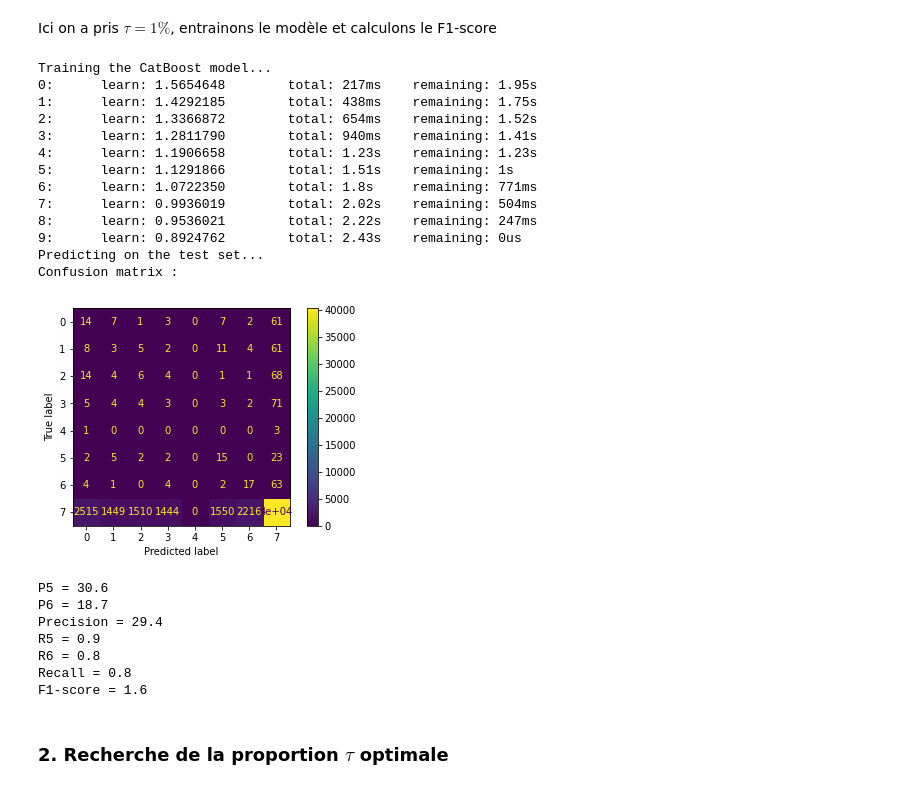
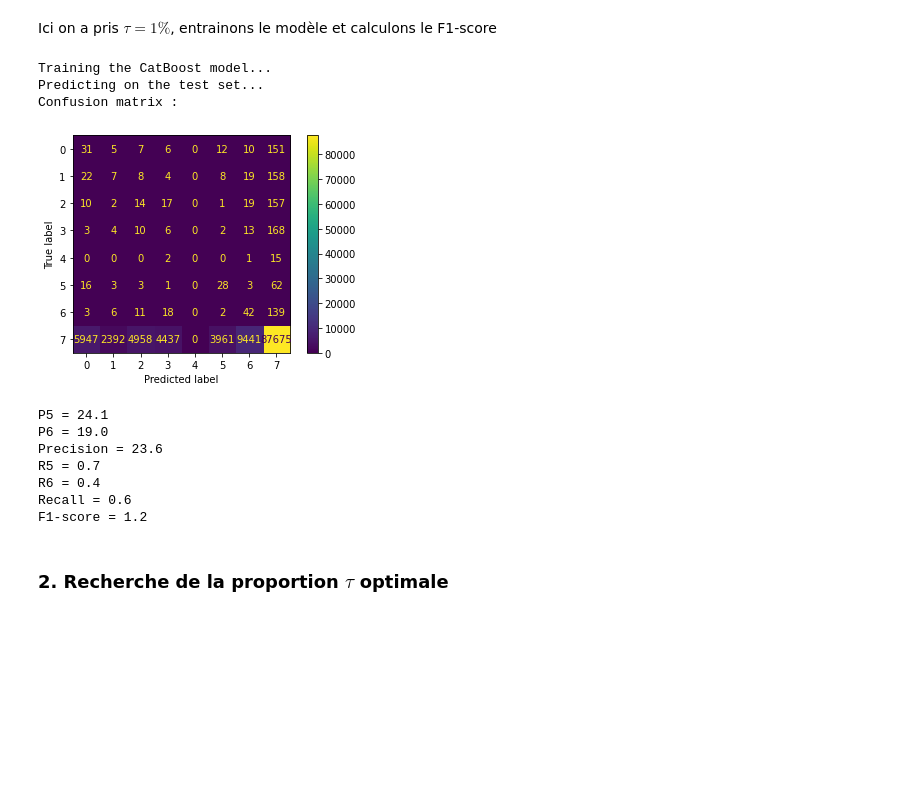
Before and after one commit to ThomasCosyn/code, a Jupyter notebook: ML/etudes/balancingBenchmark.ipynb, the cells around one changed output. Saved outputs shown, nothing was run; the diff lists cells and outputs as text; code cells hidden in the pictures; blank space fills up the shorter version.

```diff
--- a/ML/etudes/balancingBenchmark.ipynb
+++ b/ML/etudes/balancingBenchmark.ipynb
@@ -17,13 +32,4 @@ Hence, we clearly have an unbalanced dataset and we need to address this problem
 # %%
-import pandas as pd
-from catboost import CatBoostClassifier, Pool
-import sklearn.metrics as skl
-import matplotlib.pyplot as plt
-import os
-import util
-
-os.chdir("C:/Users/thoma/OneDrive - CentraleSupelec/NOPLP/code/ML")
-
 # Chargement du dataset
 print("Dataset loading...")
 df = pd.read_csv("data/lossBenchmarkData.csv", sep=";")
@@ -49,7 +55,7 @@ test = test.drop(columns=['categorie'])
 test_data = test
 test_pool = Pool(test_data,
                  test_labels,
-                 cat_features=['titre', 'artiste'])
+                 cat_features=['titre', 'artiste', 'clusterid'])
 # %% [output]
 Dataset loading...
 Data cleaning...
@@ -66,9 +72,10 @@ print("Training the CatBoost model...")
 model = CatBoostClassifier(iterations=10,
                            depth=10,
                            learning_rate=1,
-                           loss_function='MultiClass',
+                           loss_function='MultiClassOneVsAll',
+                           class_weights=[1, 0, 0.1, 0.5, 0.1, 5, 5, 0.1],
                            verbose=True)
 model.fit(train_data, train_labels, cat_features=[
-          'titre', 'artiste'])
+          'titre', 'artiste', 'clusterid'])
 # %% [output]
 Training the CatBoost model...
@@ -213,45 +220,35 @@ Ici on a pris $\tau = 1\%$, entrainons le modèle et calculons le F1-score
 train_labels = exempleBuildDataset['categorie']
 trainSL = exempleBuildDataset.drop(columns=['categorie'])
 train_data = trainSL
 
 # Training model
-model = util.trainModel(train_data, test_data, ['titre', 'artiste'])
+model = util.trainModel(train_data, train_labels, ['titre', 'artiste', 'clusterid'])
 
 # Prediction on test set
 print("Predicting on the test set...")
 preds_class = model.predict(test_pool)
 preds_proba = model.predict_proba(test_pool)
 preds = model.predict_log_proba(test_pool)
 
 # Modification du dataset de test
 test_data["pred"] = preds_class
 test_data["labels"] = test_labels
 test_data[["1", "2", "3", "4", "5", "6", "7", "8"]] = preds
 
 # Confusion matrix
 print("Confusion matrix :")
 test_data["pred"] = preds_class
 test_data["labels"] = test_labels
 confusionMatrix = skl.confusion_matrix(
     test_data['labels'], test_data['pred'])
 dispCM = skl.ConfusionMatrixDisplay(confusionMatrix)
 dispCM.plot()
 plt.show()
 # %% [output]
 Training the CatBoost model...
-0:      learn: 1.5654648        total: 217ms    remaining: 1.95s
-1:      learn: 1.4292185        total: 438ms    remaining: 1.75s
-2:      learn: 1.3366872        total: 654ms    remaining: 1.52s
-3:      learn: 1.2811790        total: 940ms    remaining: 1.41s
-4:      learn: 1.1906658        total: 1.23s    remaining: 1.23s
-5:      learn: 1.1291866        total: 1.51s    remaining: 1s
-6:      learn: 1.0722350        total: 1.8s     remaining: 771ms
-7:      learn: 0.9936019        total: 2.02s    remaining: 504ms
-8:      learn: 0.9536021        total: 2.22s    remaining: 247ms
-9:      learn: 0.8924762        total: 2.43s    remaining: 0us
 Predicting on the test set...
 Confusion matrix :
-[figure, old version]
+[figure, new version]
 # %%
 # Calcul de la précision
 P5 = precisionOrRecall("Precision", 5)
@@ -275,13 +272,13 @@ print("Recall = {0}".format(recall))
 F1 = F1score(precision, recall)
 print("F1-score = {0}".format(F1))
 # %% [output]
-P5 = 30.6
-P6 = 18.7
-Precision = 29.4
-R5 = 0.9
-R6 = 0.8
-Recall = 0.8
-F1-score = 1.6
+P5 = 24.1
+P6 = 19.0
+Precision = 23.6
+R5 = 0.7
+R6 = 0.4
+Recall = 0.6
+F1-score = 1.2
 # %% [markdown]
 ### 2. Recherche de la proportion $\tau$ optimale
 # %% [markdown]
```
Also changed, not shown: parts of 13 cells of this notebook, 10 other files.
